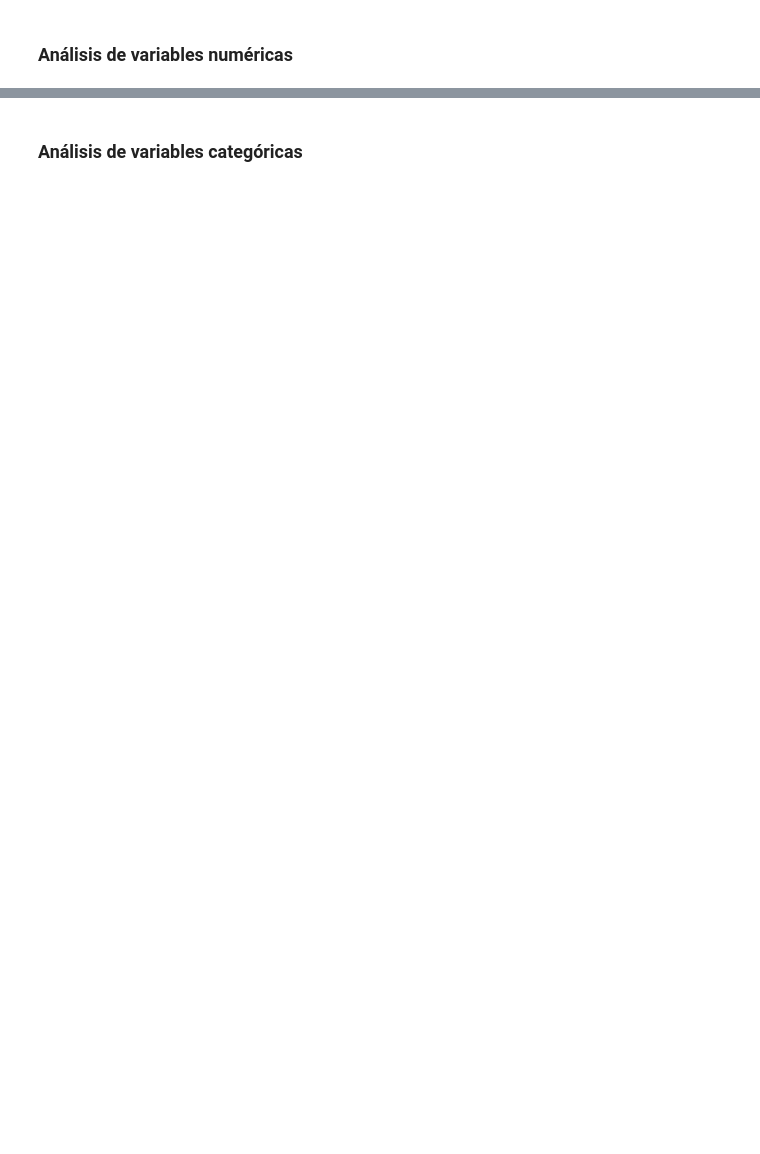
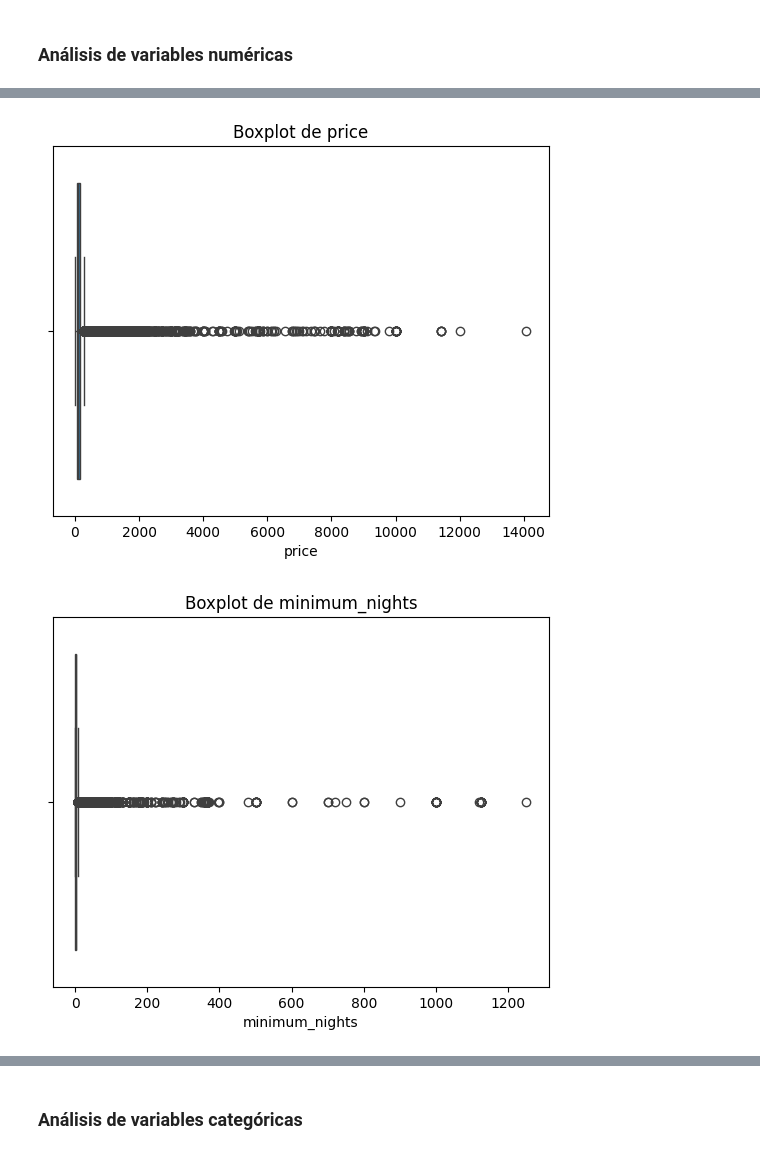
Before and after one commit to Bootcamp-IA-P6/P8_Data_Analysis, a Jupyter notebook: notebooks/01_eda_inicial_v_02.ipynb, the cells around one changed output, grey strips where cells are left out. Drawn from its saved outputs; the diff is of its cells as text; code cells hidden in the pictures; blank space fills up the shorter version.

```diff
--- a/notebooks/01_eda_inicial_v_02.ipynb
+++ b/notebooks/01_eda_inicial_v_02.ipynb
@@ -926,0 +1061,11 @@ sns.countplot(data=df_all, x="room_type", order=df_all['room_type'].value_counts
+# %%
+columns = ['price', 'minimum_nights', 'number_of_reviews', 'reviews_per_month', 'calculated_host_listings_count', 'availability_365']
+
+for col in columns:
+    plt.figure()
+    sns.boxplot(x=df_all[col])
+    plt.title(f'Boxplot de {col}')
+    plt.show()
+# %% [output]
+[figure, added]
+[figure, added]
```
Also changed, not shown: parts of 82 cells of this notebook, 6 other files.
